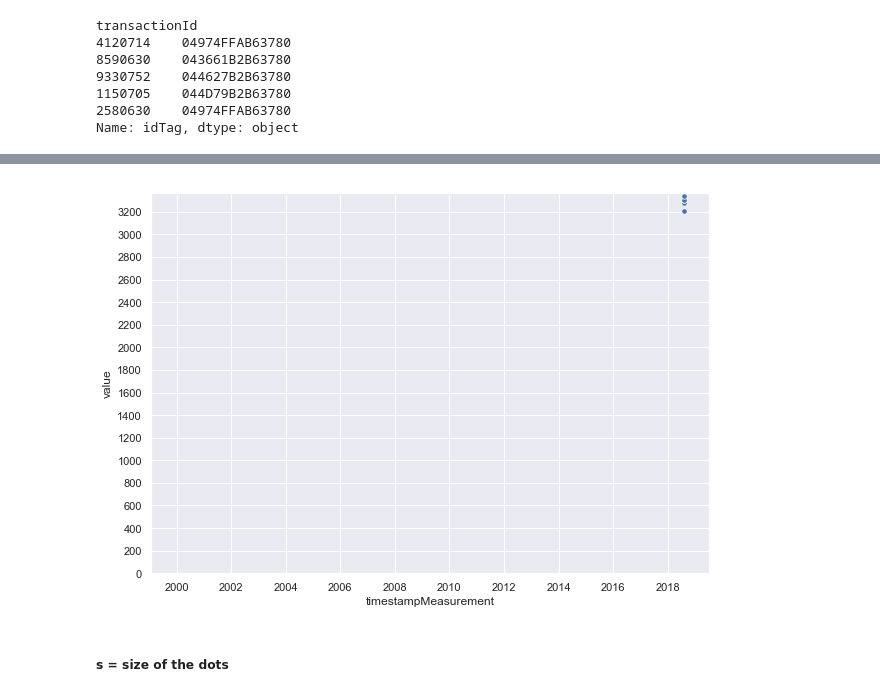
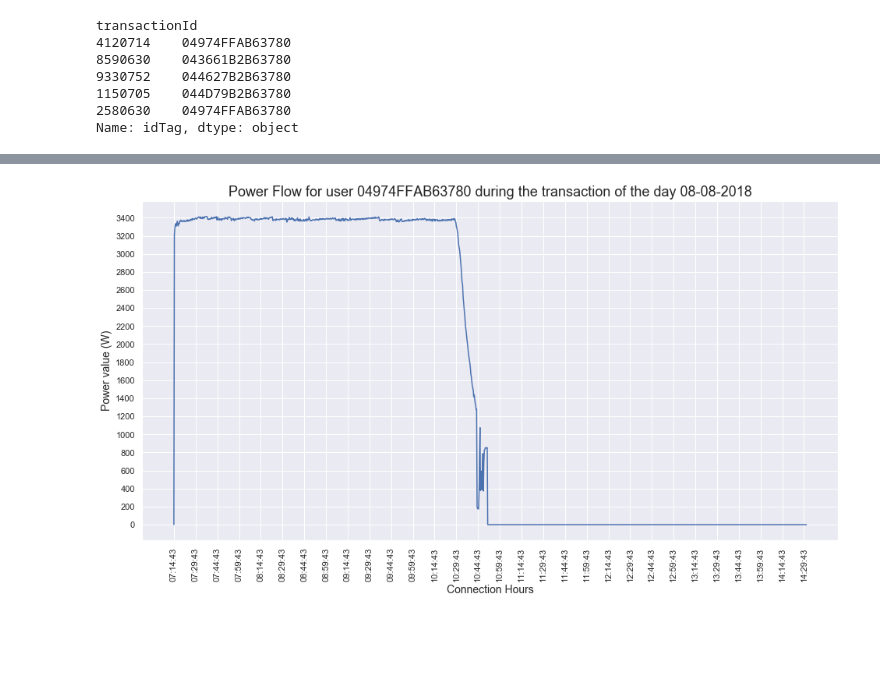
Before and after one commit to ericmassip/Smart_Charging_Of_Electric_Vehicles, a Jupyter notebook: scripts/Python/user_analysis.ipynb, the cells around one changed output, grey strips where cells are left out. Cells and saved outputs as stored; diff of their text form; code cells hidden in the pictures; blank space fills up the shorter version.

Commit message:
User analysis plotting correctly but script not clean yet

```diff
--- a/scripts/Python/user_analysis.ipynb
+++ b/scripts/Python/user_analysis.ipynb
@@ -63,16 +67,10 @@ power_data.drop(['PartitionKey', 'chargingStationId', 'connectorId'], axis=1, in
 power_data.sort_values(by='timestampMeasurement', inplace=True)
 # %%
 power_data_cleaned = power_data
-# %%
-import pandas as pd
-import matplotlib.pyplot as plt
-import seaborn as sns
-import numpy as np
-
-sns.set(rc={'figure.figsize':(10,7)})
-
-#power_data_cleaned = power_data_cleaned.set_index(power_data_cleaned.timestampMeasurement)
-#power_data_cleaned.drop(['timestampMeasurement'], axis=1, inplace=True)
+# %%
+
+
+sns.set(rc={'figure.figsize':(16,8)})
 # %%
 power_data_cleaned.head()
 # %% [output]
@@ -86,3 +84,3 @@ power_data_cleaned.head()
 # %%
-power_data_cleaned_super_cleaned = power_data_cleaned[1:111]
+power_data_cleaned_super_cleaned = power_data_cleaned
 # %%
@@ -156,10 +90,17 @@ plt.show()
-# %%
-ax = sns.scatterplot(x="timestampMeasurement", y="value", data=power_data_cleaned_super_cleaned, s=30)
-#plt.xticks(range(1970, 2011, 10), fontsize=14)
-maxValue = power_data_cleaned_super_cleaned.at[power_data_cleaned_super_cleaned['value'].idxmax(), 'value'].astype(np.int64)
-ax.set_yticks(range(0, maxValue, 200))
-plt.show()
-# %% [output]
-[figure, removed]
-# %% [markdown]
-##### s = size of the dots
+# %%
+maxValue = power_data_cleaned_super_cleaned.at[power_data_cleaned_super_cleaned['value'].idxmax(), 'value'].astype(np.int64)
+maxTimestamp = power_data_cleaned_super_cleaned.at[power_data_cleaned_super_cleaned['timestampMeasurement'].idxmax(), 'timestampMeasurement']
+minTimestamp = power_data_cleaned_super_cleaned.at[power_data_cleaned_super_cleaned['timestampMeasurement'].idxmin(), 'timestampMeasurement']
+date = minTimestamp.strftime('%d-%m-%Y')
+userId = '04974FFAB63780'
+# %%
+ax = sns.lineplot(x="new_formatted_date", y="value", data=power_data_cleaned_super_cleaned)
+ax.set_yticks(range(0, maxValue, 200))
+ax.set_xticks(pd.date_range(minTimestamp, maxTimestamp, freq="15min").strftime('%H:%M:%S'))
+plt.title('Power Flow for user ' + userId + ' during the transaction of the day ' + date, fontsize=18)
+plt.xlabel('Connection Hours', fontsize=14)
+plt.ylabel('Power value (W)', fontsize=14)
+_=plt.xticks(rotation=90)
+plt.show()
+# %% [output]
+[figure, added]
```
Also changed, not shown: parts of 8 cells of this notebook, 1 other file.
